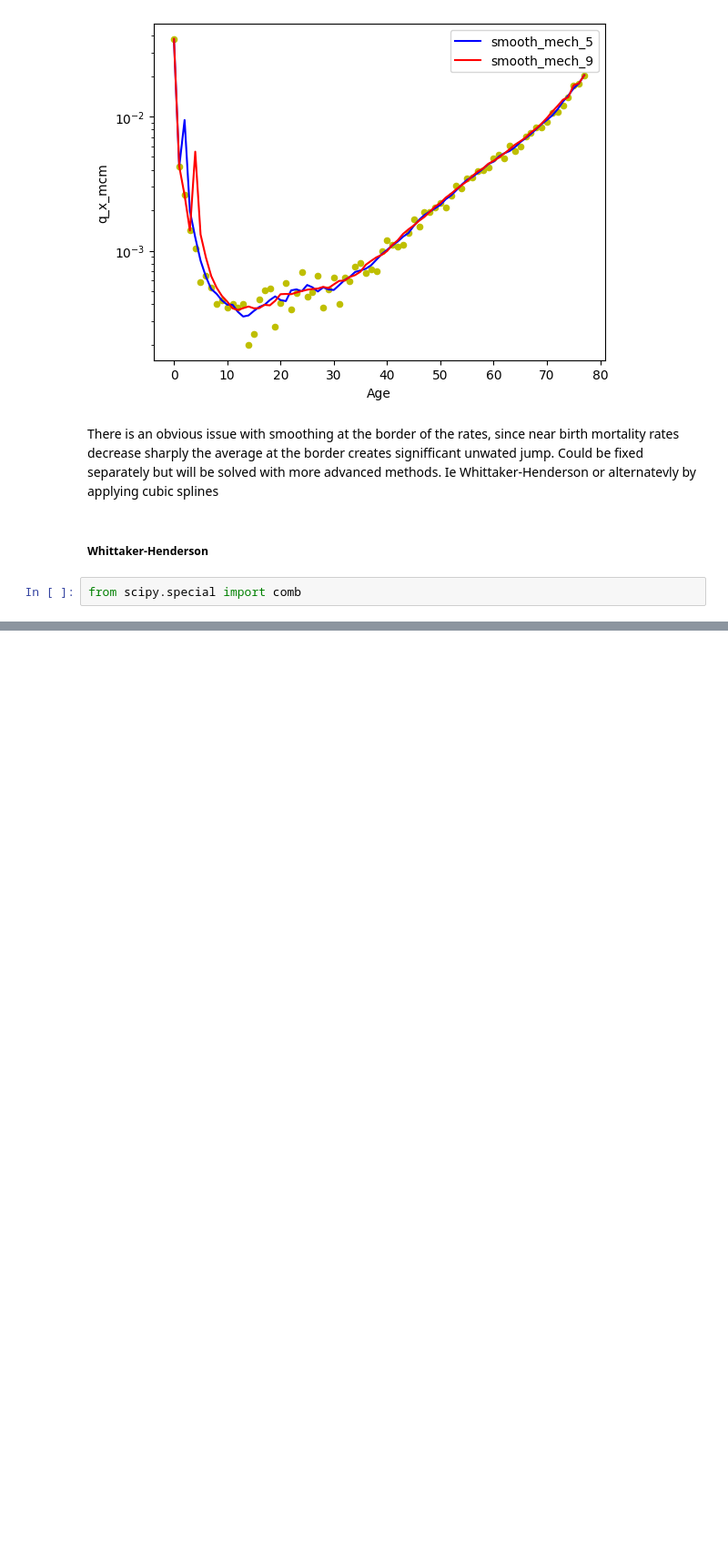
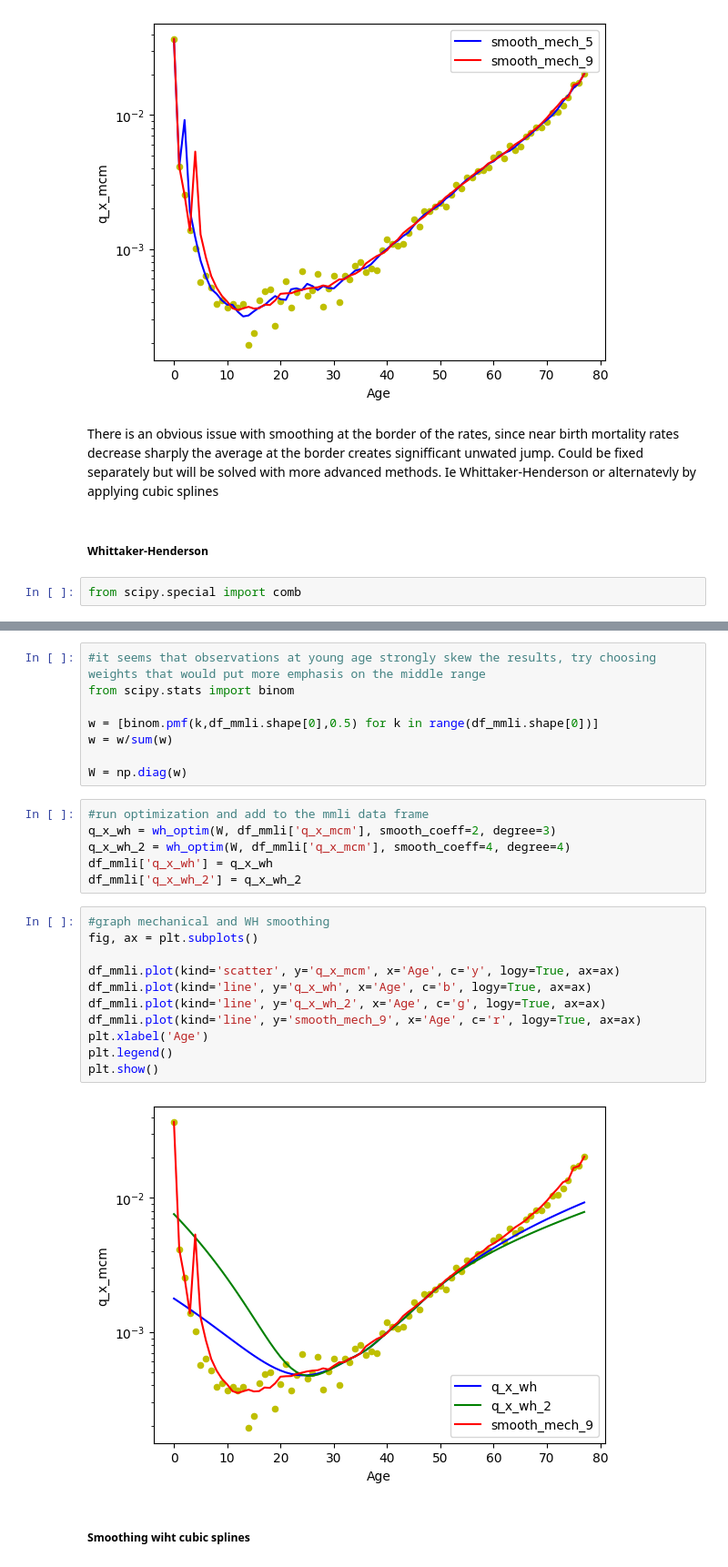
Before and after one commit to tskorkowski/life_modelling, a Jupyter notebook: life_modeling.ipynb, the cells around one changed output, grey strips where cells are left out. Shown at 91% size. Cells and saved outputs as stored; diff of their text form; blank space fills up the shorter version.

```diff
--- a/life_modeling.ipynb
+++ b/life_modeling.ipynb
@@ -160,0 +210,29 @@ from scipy.special import comb
+# %%
+#it seems that observations at young age strongly skew the results, try choosing weights that would put more emphasis on the middle range
+from scipy.stats import binom
+
+w = [binom.pmf(k,df_mmli.shape[0],0.5) for k in range(df_mmli.shape[0])]
+w = w/sum(w)
+
+W = np.diag(w)
+# %%
+#run optimization and add to the mmli data frame
+q_x_wh = wh_optim(W, df_mmli['q_x_mcm'], smooth_coeff=2, degree=3)
+q_x_wh_2 = wh_optim(W, df_mmli['q_x_mcm'], smooth_coeff=4, degree=4)
+df_mmli['q_x_wh'] = q_x_wh
+df_mmli['q_x_wh_2'] = q_x_wh_2
+# %%
+#graph mechanical and WH smoothing
+fig, ax = plt.subplots()
+
+df_mmli.plot(kind='scatter', y='q_x_mcm', x='Age', c='y', logy=True, ax=ax)
+df_mmli.plot(kind='line', y='q_x_wh', x='Age', c='b', logy=True, ax=ax)
+df_mmli.plot(kind='line', y='q_x_wh_2', x='Age', c='g', logy=True, ax=ax)
+df_mmli.plot(kind='line', y='smooth_mech_9', x='Age', c='r', logy=True, ax=ax)
+plt.xlabel('Age')
+plt.legend()
+plt.show()
+# %% [output]
+[figure, added]
+# %% [markdown]
+##### Smoothing wiht cubic splines
```
Also changed, not shown: parts of 10 cells of this notebook, 2 other files.
